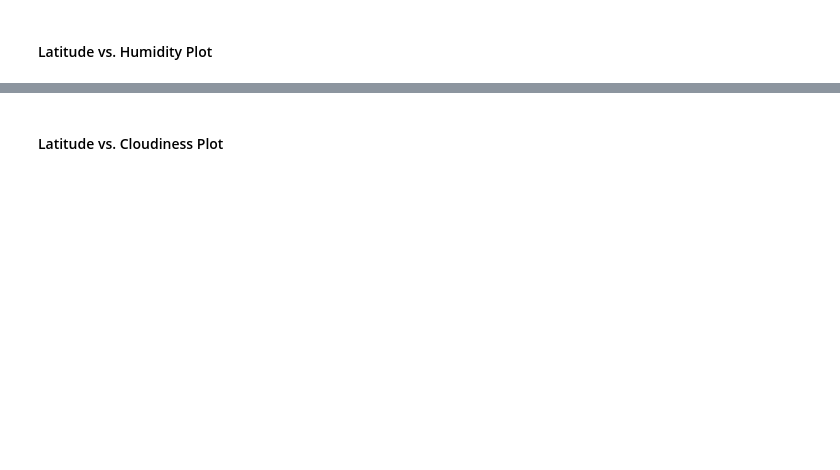
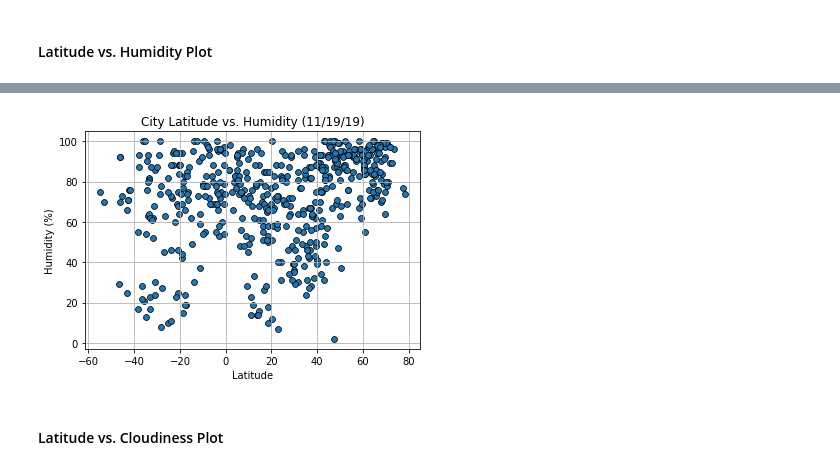
Before and after one commit to VitalSpiral/python-api-challenge, a Jupyter notebook: WeatherPy/WeatherPy.ipynb, the cells around one changed output, grey strips where cells are left out. Cells and saved outputs as stored; diff of their text form; code cells hidden in the pictures; blank space fills up the shorter version.

```diff
--- a/WeatherPy/WeatherPy.ipynb
+++ b/WeatherPy/WeatherPy.ipynb
@@ -197,2 +223,15 @@ weather_data.head()
+# %%
+plt.scatter(weather_data["Lat"], weather_data["Humidity"], marker="o", s=35, edgecolor="black", linewidth='0.75')
+
+# Incorporate the other graph properties
+plt.title("City Latitude vs. Humidity (11/19/19)")
+plt.ylabel("Humidity (%)")
+plt.xlabel("Latitude")
+plt.grid(True)
+
+# Save image
+plt.savefig(os.path.join("..","Images","Lat_Humidity.png"))
+# %% [output]
+[figure, added]
 # %% [markdown]
 #### Latitude vs. Cloudiness Plot
```
Also changed, not shown: parts of 10 cells of this notebook, 5 other files.
